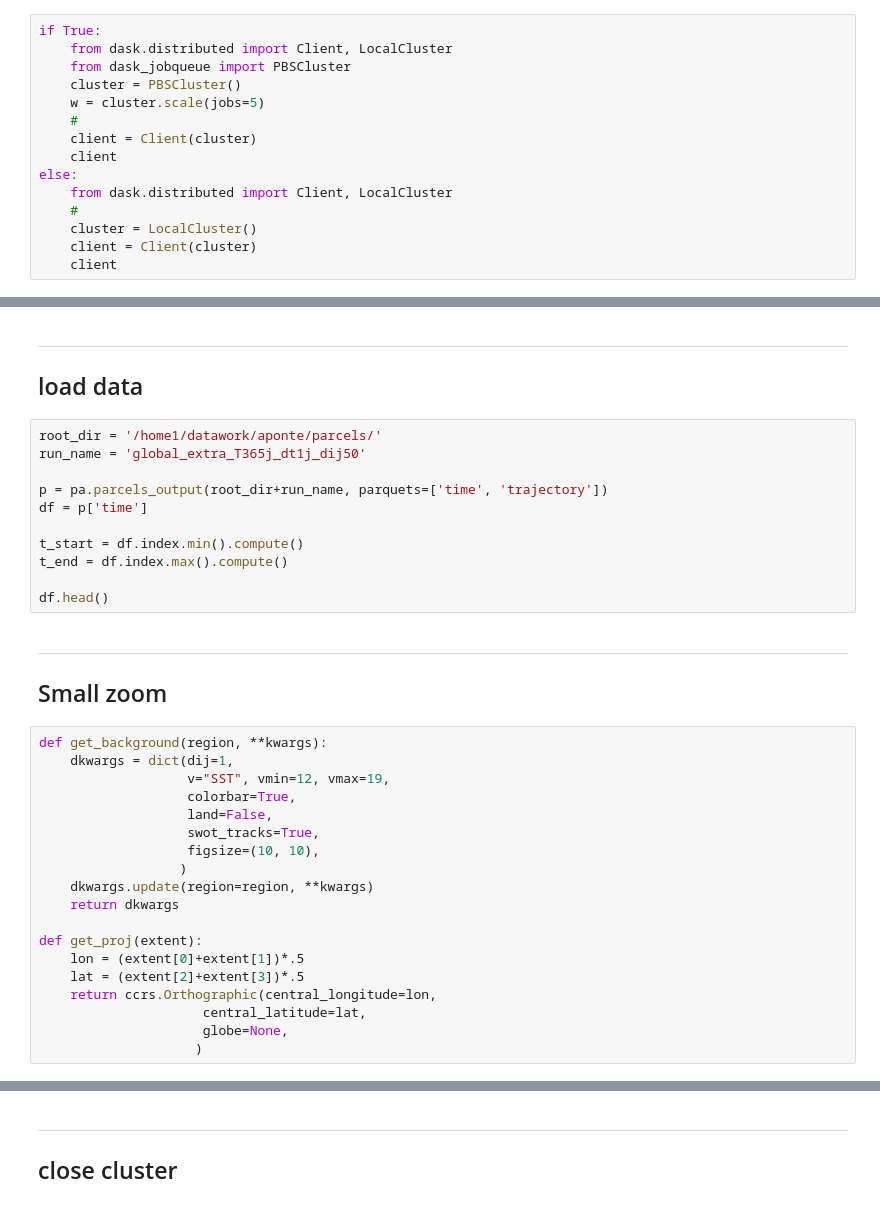
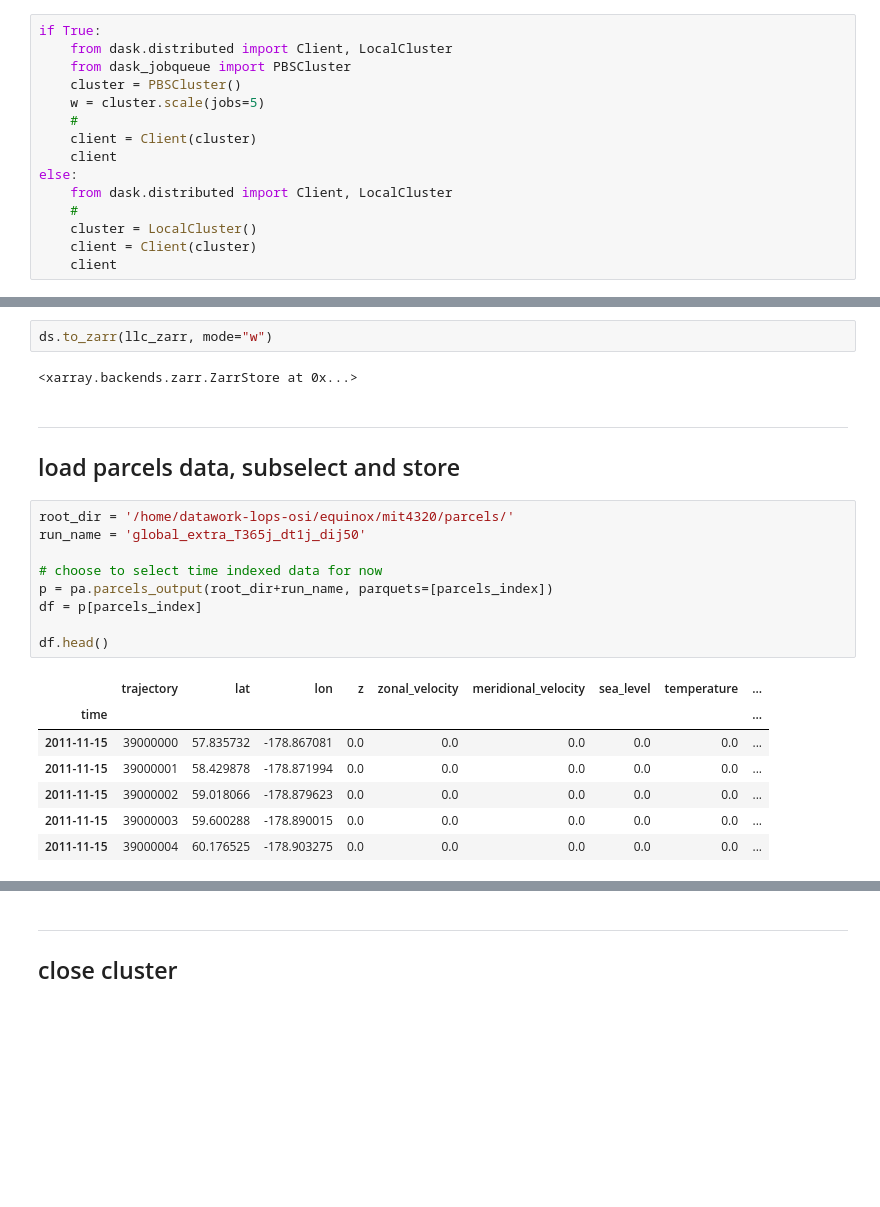
Before and after one commit to apatlpo/mit_equinox, a Jupyter notebook: calval/regional_selection.ipynb, the cells around one changed output, grey strips where cells are left out. Saved outputs shown, nothing was run; the diff lists cells and outputs as text; blank space fills up the shorter version.

```diff
--- a/calval/regional_selection.ipynb
+++ b/calval/regional_selection.ipynb
@@ -43,37 +95,24 @@ else:
+# %%
+ds.to_zarr(llc_zarr, mode="w")
+# %% [output]
+<xarray.backends.zarr.ZarrStore at 0x...>
 # %% [markdown]
 ---
-## load data
+## load parcels data, subselect and store
 # %%
-root_dir = '/home1/datawork/aponte/parcels/'
+root_dir = '/home/datawork-lops-osi/equinox/mit4320/parcels/'
 run_name = 'global_extra_T365j_dt1j_dij50'
 
-p = pa.parcels_output(root_dir+run_name, parquets=['time', 'trajectory'])
-df = p['time']
-
-t_start = df.index.min().compute()
-t_end = df.index.max().compute()
+# choose to select time indexed data for now
+p = pa.parcels_output(root_dir+run_name, parquets=[parcels_index])
+df = p[parcels_index]
 
 df.head()
+# %% [output]
+|  | trajectory | lat | lon | z | zonal_velocity | meridional_velocity | sea_level | temperature | ... |
+| time |  |  |  |  |  |  |  |  | ... |
+| 2011-11-15 | 39000000 | 57.835732 | -178.867081 | 0.0 | 0.0 | 0.0 | 0.0 | 0.0 | ... |
+| 2011-11-15 | 39000001 | 58.429878 | -178.871994 | 0.0 | 0.0 | 0.0 | 0.0 | 0.0 | ... |
+| 2011-11-15 | 39000002 | 59.018066 | -178.879623 | 0.0 | 0.0 | 0.0 | 0.0 | 0.0 | ... |
+| 2011-11-15 | 39000003 | 59.600288 | -178.890015 | 0.0 | 0.0 | 0.0 | 0.0 | 0.0 | ... |
+| 2011-11-15 | 39000004 | 60.176525 | -178.903275 | 0.0 | 0.0 | 0.0 | 0.0 | 0.0 | ... |
-# %% [markdown]
----
-
-## Small zoom
-# %%
-def get_background(region, **kwargs):
-    dkwargs = dict(dij=1,
-                   v="SST", vmin=12, vmax=19,
-                   colorbar=True,
-                   land=False,
-                   swot_tracks=True,
-                   figsize=(10, 10),
-                  )
-    dkwargs.update(region=region, **kwargs)
-    return dkwargs
-
-def get_proj(extent):
-    lon = (extent[0]+extent[1])*.5
-    lat = (extent[2]+extent[3])*.5
-    return ccrs.Orthographic(central_longitude=lon,
-                     central_latitude=lat,
-                     globe=None,
-                    )
```
Also changed, not shown: parts of 26 cells of this notebook, 9 other files.
